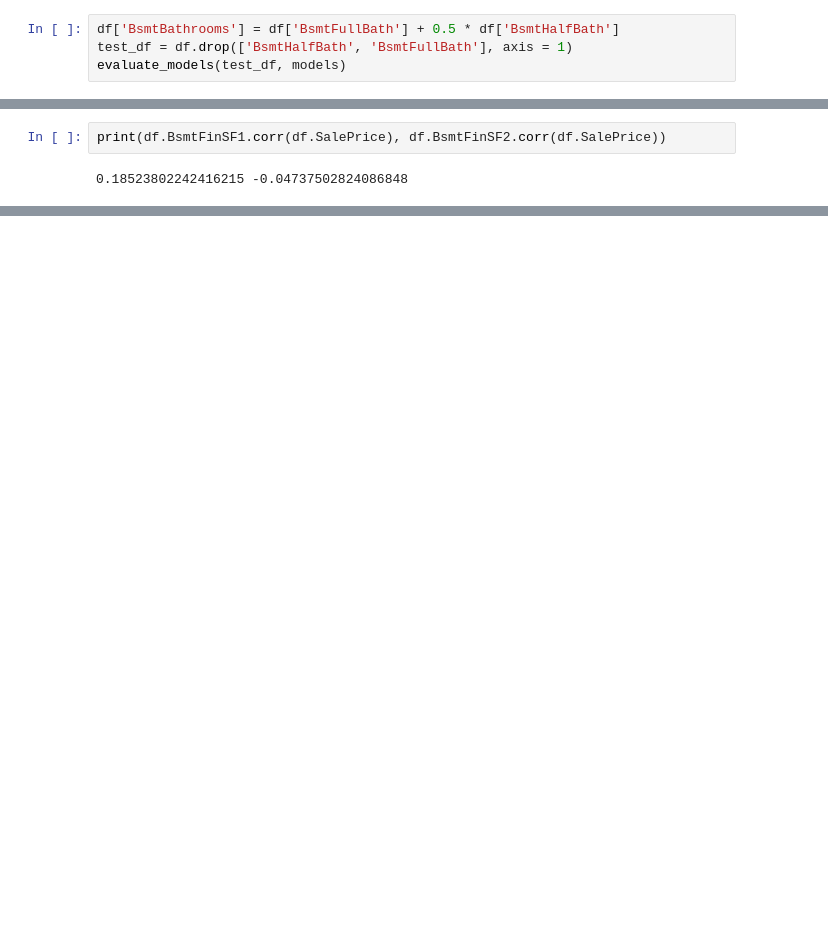
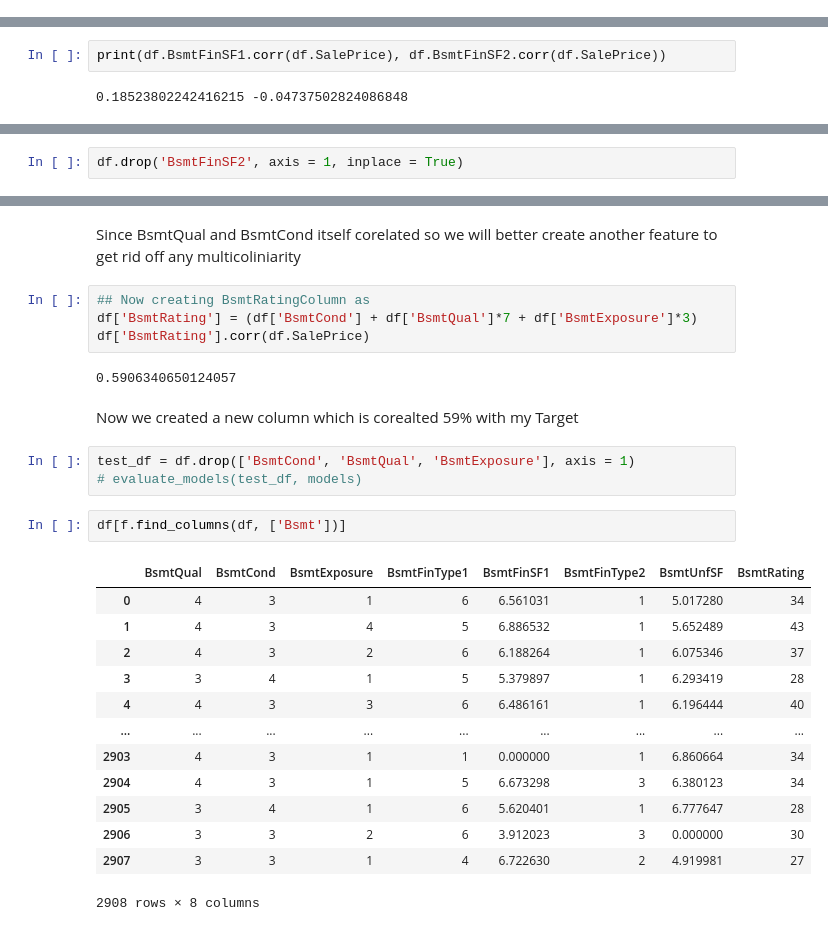
Before and after one commit to rahmankhan2241/House-Price-Prediction-Kaggle-Competition, a Jupyter notebook: Final_Model.ipynb, the cells around one changed output, grey strips where cells are left out. Cells and saved outputs as stored; diff of their text form; blank space fills up the shorter version.

```diff
--- a/Final_Model.ipynb
+++ b/Final_Model.ipynb
@@ -525,7 +512,3 @@ df.drop('TotalBsmtSF', axis = 1, inplace = True)
 df.shape
 # %% [output]
 (2908, 167)
-# %%
-df['BsmtBathrooms'] = df['BsmtFullBath'] + 0.5 * df['BsmtHalfBath']
-test_df = df.drop(['BsmtHalfBath', 'BsmtFullBath'], axis = 1)
-evaluate_models(test_df, models)
@@ -550,0 +540,2 @@ print(df.BsmtFinSF1.corr(df.SalePrice), df.BsmtFinSF2.corr(df.SalePrice))
+# %%
+df.drop('BsmtFinSF2', axis = 1, inplace = True)
@@ -550,0 +563,29 @@ print(df.BsmtFinSF1.corr(df.SalePrice), df.BsmtFinSF2.corr(df.SalePrice))
+# %% [markdown]
+Since BsmtQual and BsmtCond itself corelated so we will better create another feature to get rid off any multicoliniarity
+# %%
+## Now creating BsmtRatingColumn as
+df['BsmtRating'] = (df['BsmtCond'] + df['BsmtQual']*7 + df['BsmtExposure']*3)
+df['BsmtRating'].corr(df.SalePrice)
+# %% [output]
+0.5906340650124057
+# %% [markdown]
+Now we created a new column which is corealted 59% with my Target
+# %%
+test_df = df.drop(['BsmtCond', 'BsmtQual', 'BsmtExposure'], axis = 1)
+# evaluate_models(test_df, models)
+# %%
+df[f.find_columns(df, ['Bsmt'])]
+# %% [output]
+|  | BsmtQual | BsmtCond | BsmtExposure | BsmtFinType1 | BsmtFinSF1 | BsmtFinType2 | BsmtUnfSF | BsmtRating |
+| 0 | 4 | 3 | 1 | 6 | 6.561031 | 1 | 5.017280 | 34 |
+| 1 | 4 | 3 | 4 | 5 | 6.886532 | 1 | 5.652489 | 43 |
+| 2 | 4 | 3 | 2 | 6 | 6.188264 | 1 | 6.075346 | 37 |
+| 3 | 3 | 4 | 1 | 5 | 5.379897 | 1 | 6.293419 | 28 |
+| 4 | 4 | 3 | 3 | 6 | 6.486161 | 1 | 6.196444 | 40 |
+| ... | ... | ... | ... | ... | ... | ... | ... | ... |
+| 2903 | 4 | 3 | 1 | 1 | 0.000000 | 1 | 6.860664 | 34 |
+| 2904 | 4 | 3 | 1 | 5 | 6.673298 | 3 | 6.380123 | 34 |
+| 2905 | 3 | 4 | 1 | 6 | 5.620401 | 1 | 6.777647 | 28 |
+| 2906 | 3 | 3 | 2 | 6 | 3.912023 | 3 | 0.000000 | 30 |
+| 2907 | 3 | 3 | 1 | 4 | 6.722630 | 2 | 4.919981 | 27 |
+2908 rows × 8 columns
```
Also changed, not shown: parts of 72 cells of this notebook.
